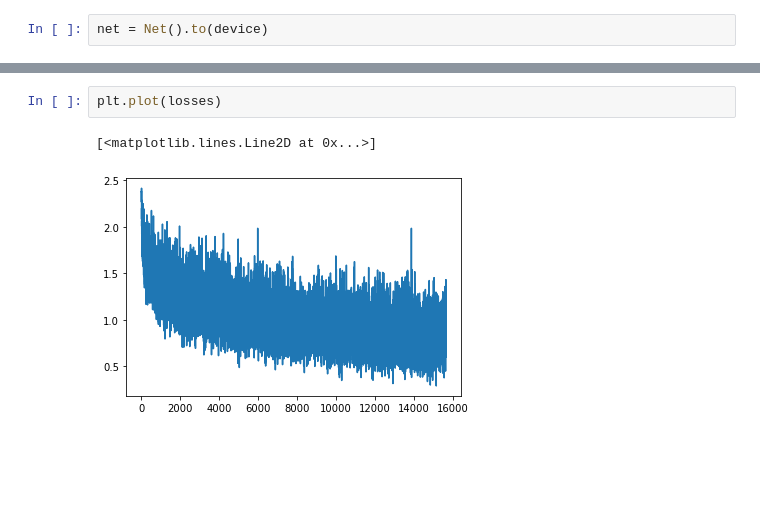
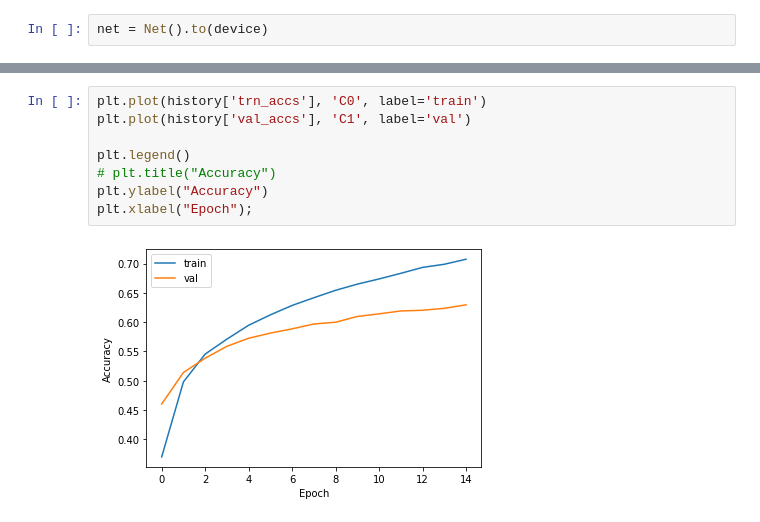
Before and after one commit to susuky/python_pratice, a Jupyter notebook: pytorch_basic_train_process.ipynb, the cells around one changed output, grey strips where cells are left out. Drawn from its saved outputs; the diff is of its cells as text; blank space fills up the shorter version.

```diff
--- a/pytorch_basic_train_process.ipynb
+++ b/pytorch_basic_train_process.ipynb
@@ -240,5 +235,10 @@ plt.plot(val_losses)
-# %%
-plt.plot(losses)
-# %% [output]
-[<matplotlib.lines.Line2D at 0x...>]
-[figure, removed]
+# %%
+plt.plot(history['trn_accs'], 'C0', label='train')
+plt.plot(history['val_accs'], 'C1', label='val')
+
+plt.legend()
+# plt.title("Accuracy")
+plt.ylabel("Accuracy")
+plt.xlabel("Epoch");
+# %% [output]
+[figure, added]
```
Also changed, not shown: parts of 11 cells of this notebook.
